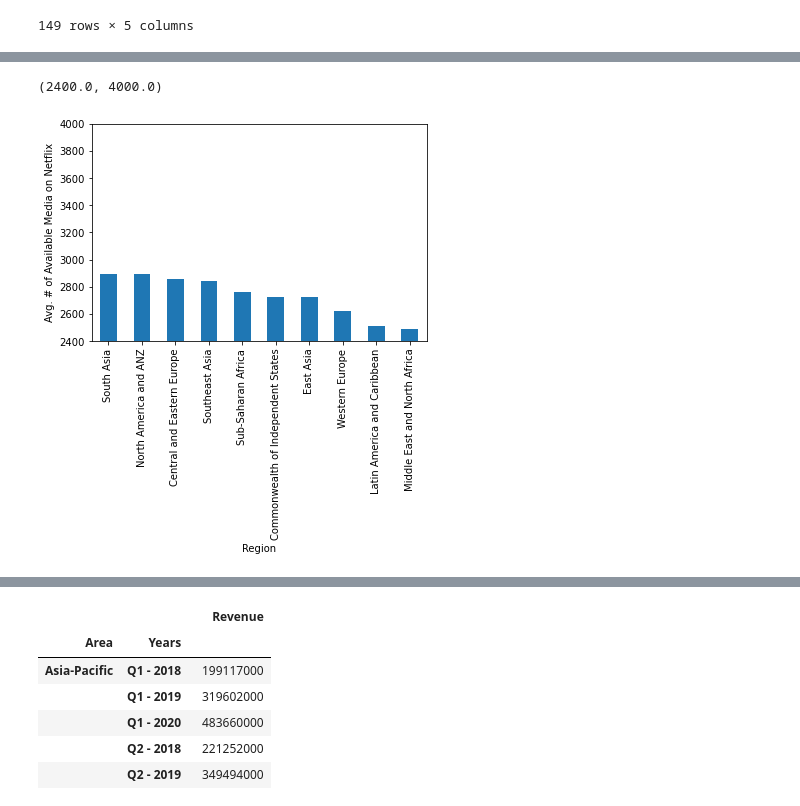
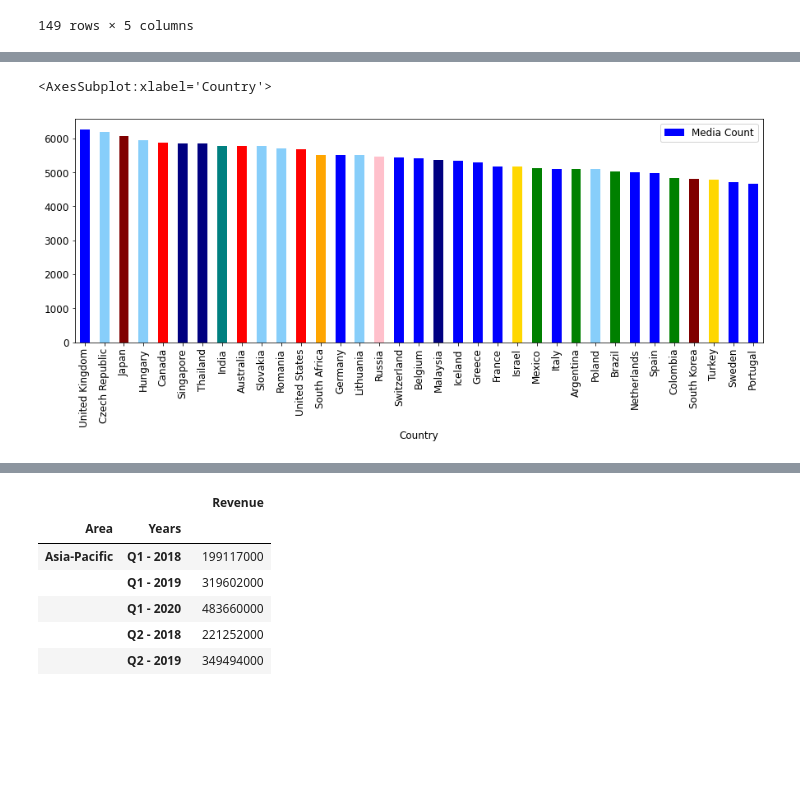
Before and after one commit to adamholcomb/Python-Media-Happiness-Analysis, a Jupyter notebook: HappinessIndex-DR.ipynb, the cells around one changed output, grey strips where cells are left out. Saved outputs shown, nothing was run; the diff lists cells and outputs as text; code cells hidden in the pictures; blank space fills up the shorter version.

```diff
--- a/HappinessIndex-DR.ipynb
+++ b/HappinessIndex-DR.ipynb
@@ -138,0 +159,31 @@ plt.scatter(x_values,y_values)
+# %%
+y_values = tv_byhappy['Media Count']
+x_values = tv_byhappy['Happiness Score']
+colors = {'Western Europe': 'blue', 'North America and ANZ': 'red',
+       'Middle East and North Africa': 'gold', 'Latin America and Caribbean': 'green',
+       'Central and Eastern Europe':'lightskyblue', 'East Asia':'maroon', 'Southeast Asia':'navy',
+       'Commonwealth of Independent States': 'pink', 'Sub-Saharan Africa':'Orange',
+       'South Asia':'teal'}
+
+
+fig = plt.subplots(figsize=(7,4))
+plt.rc('font', size=12)
+# color = ['blue', 'red', 'gold', 'green', 'lightskyblue', 'maroon', 'navy', 'pink', 'orange', 'teal']
+plt.scatter(x_values,y_values, c='red')
+# plt.scatter(x_values,y_values, c=movies_byhappy['Region'].map(colors))
+
+plt.ylabel('# of Accessible Netflix TV Series')
+plt.xlabel('Happiness Score')
+
+# markers = [movie_plot for color in colors]
+# legend = plt.legend(markers,colors.keys(),loc='center left',title="Region")
+# legend.legendHandles[0].set_color(color[0])
+# legend.legendHandles[1].set_color(color[1])
+# legend.legendHandles[2].set_color(color[2])
+# legend.legendHandles[3].set_color(color[3])
+# legend.legendHandles[4].set_color(color[4])
+# legend.legendHandles[5].set_color(color[5])
+# legend.legendHandles[6].set_color(color[6])
+# legend.legendHandles[7].set_color(color[7])
+# legend.legendHandles[8].set_color(color[8])
+# legend.legendHandles[9].set_color(color[9])
@@ -139,11 +219,12 @@ plt.scatter(x_values,y_values)
 # %%
-# region_avg_media_count = happynetflix_merge[['Region','Media Count']]
-# region_avg_media_count = round(region_avg_media_count.groupby('Region')['Media Count'].mean(),1)
-# region_avg_media_count = region_avg_media_count.sort_values(0,ascending=False)
-# region_avg_media_count.plot(kind='bar')
+country_avg_media_count = happynetflix_merge[['Country','Media Count','Region']]
+country_avg_media_count = round(country_avg_media_count.groupby(['Region','Country'])['Media Count'].sum(),1)
+country_avg_media_count = country_avg_media_count.sort_values(0,ascending=False)
+country_avg_media_count = country_avg_media_count.reset_index()
+country_avg_media_count.plot(x='Country',y='Media Count',color=country_avg_media_count['Region'].map(colors), kind='bar', figsize=(15,5))
 
-# plt.ylabel('Avg. # of Available Media on Netflix')
-# plt.ylim(2400,4000)
+# plt.ylabel('# of Available Media on Netflix')
+# plt.ylim(2400,6500)
 # %% [output]
-(2400.0, 4000.0)
+<AxesSubplot:xlabel='Country'>
-[figure, old version]
+[figure, new version]
```
Also changed, not shown: parts of 16 cells of this notebook.
